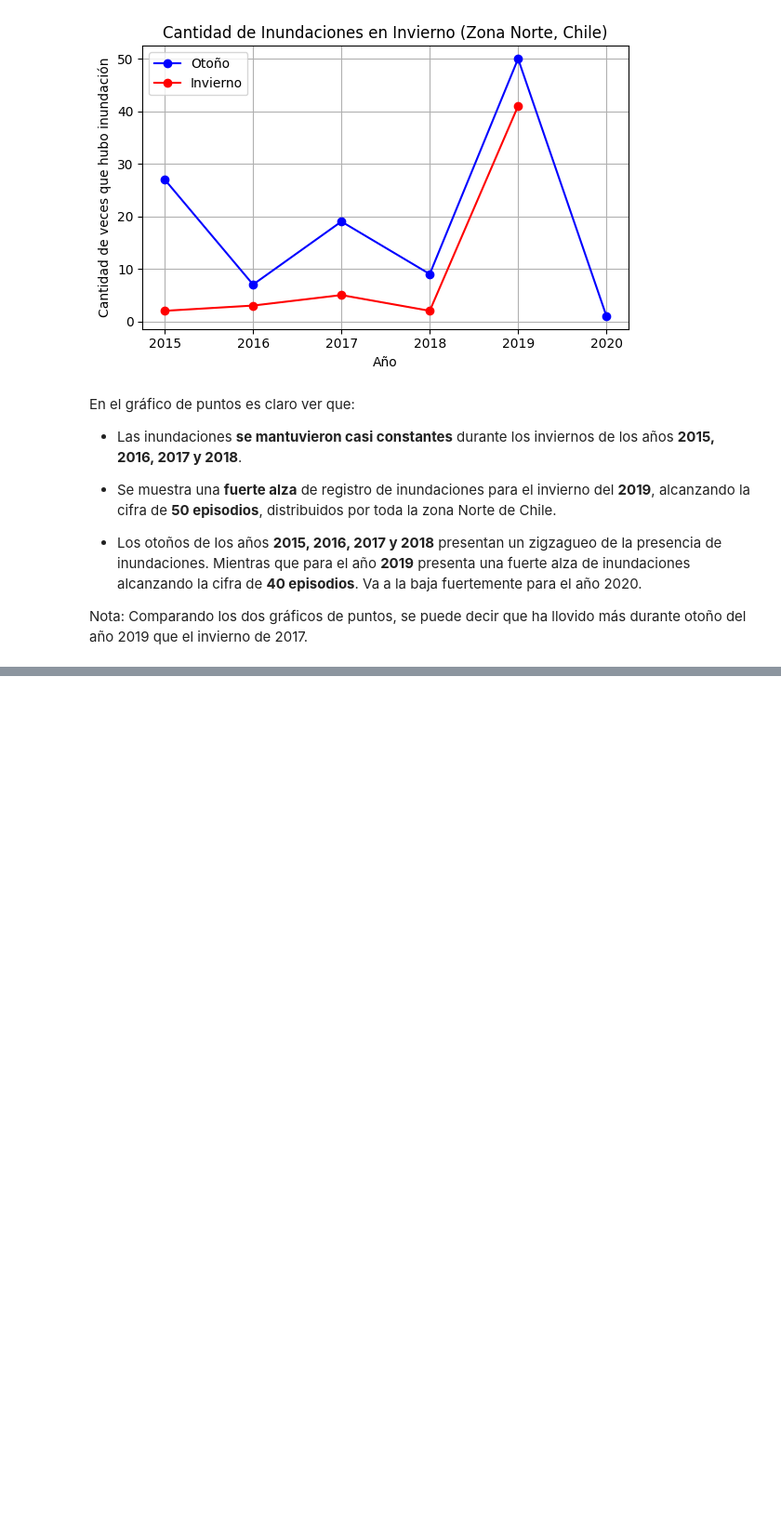
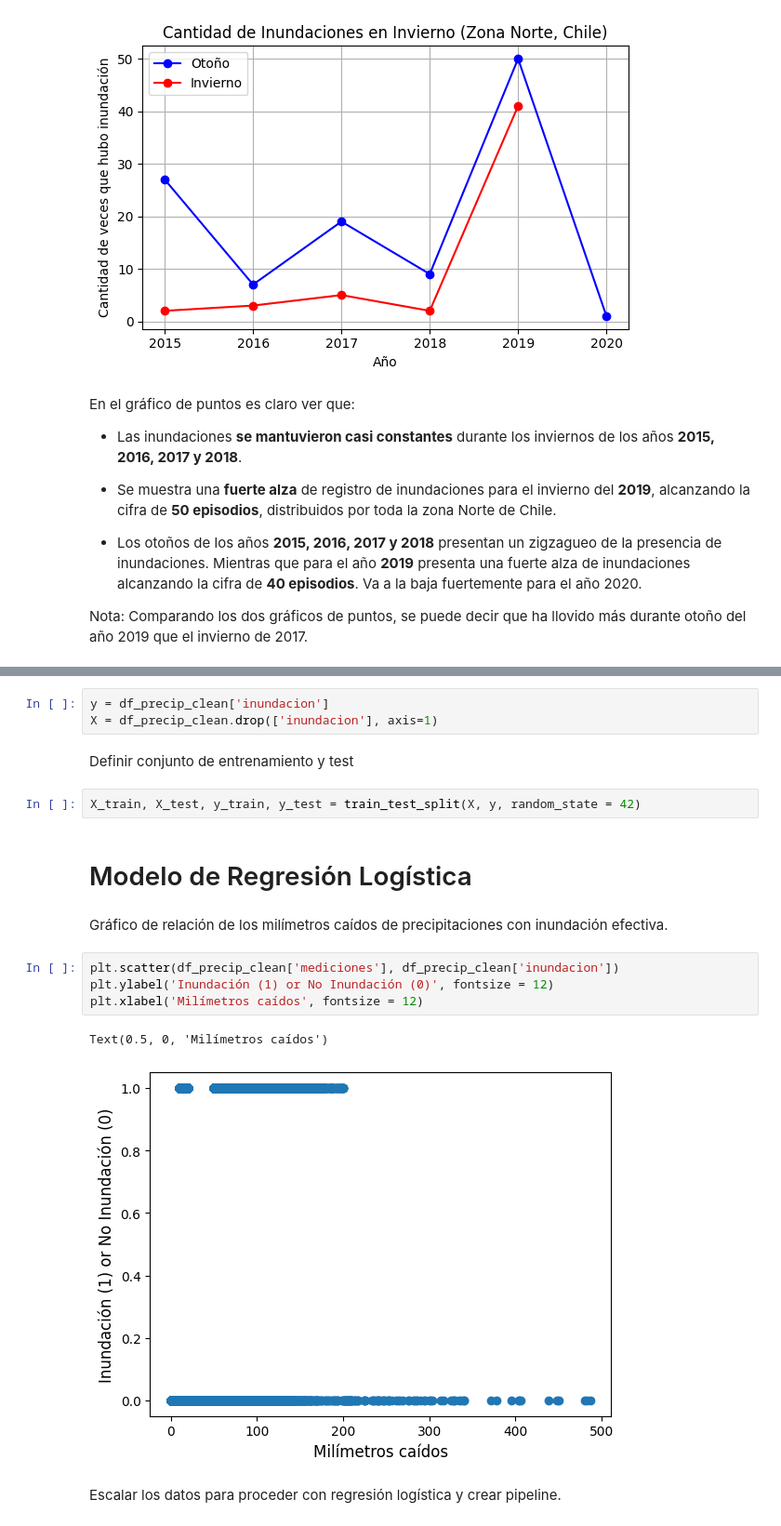
Before and after one commit to chernandezrojas1991/project-2-ml-precipitation-by-day-chile, a Jupyter notebook: project_2_ml_precipitation_by_day.ipynb, the cells around one changed output, grey strips where cells are left out. Shown: that part at 93% size. Saved outputs shown, nothing was run; the diff lists cells and outputs as text; blank space fills up the shorter version.

```diff
--- a/project_2_ml_precipitation_by_day.ipynb
+++ b/project_2_ml_precipitation_by_day.ipynb
@@ -478,0 +491,20 @@ Nota: Comparando los dos gráficos de puntos, se puede decir que ha llovido más
+# %%
+y = df_precip_clean['inundacion']
+X = df_precip_clean.drop(['inundacion'], axis=1)
+# %% [markdown]
+Definir conjunto de entrenamiento y test
+# %%
+X_train, X_test, y_train, y_test = train_test_split(X, y, random_state = 42)
+# %% [markdown]
+# Modelo de Regresión Logística
+# %% [markdown]
+Gráfico de relación de los milímetros caídos de precipitaciones con inundación efectiva.
+# %%
+plt.scatter(df_precip_clean['mediciones'], df_precip_clean['inundacion'])
+plt.ylabel('Inundación (1) or No Inundación (0)', fontsize = 12)
+plt.xlabel('Milímetros caídos', fontsize = 12)
+# %% [output]
+Text(0.5, 0, 'Milímetros caídos')
+[figure, added]
+# %% [markdown]
+Escalar los datos para proceder con regresión logística y crear pipeline.
```
Also changed, not shown: parts of 25 cells of this notebook.
